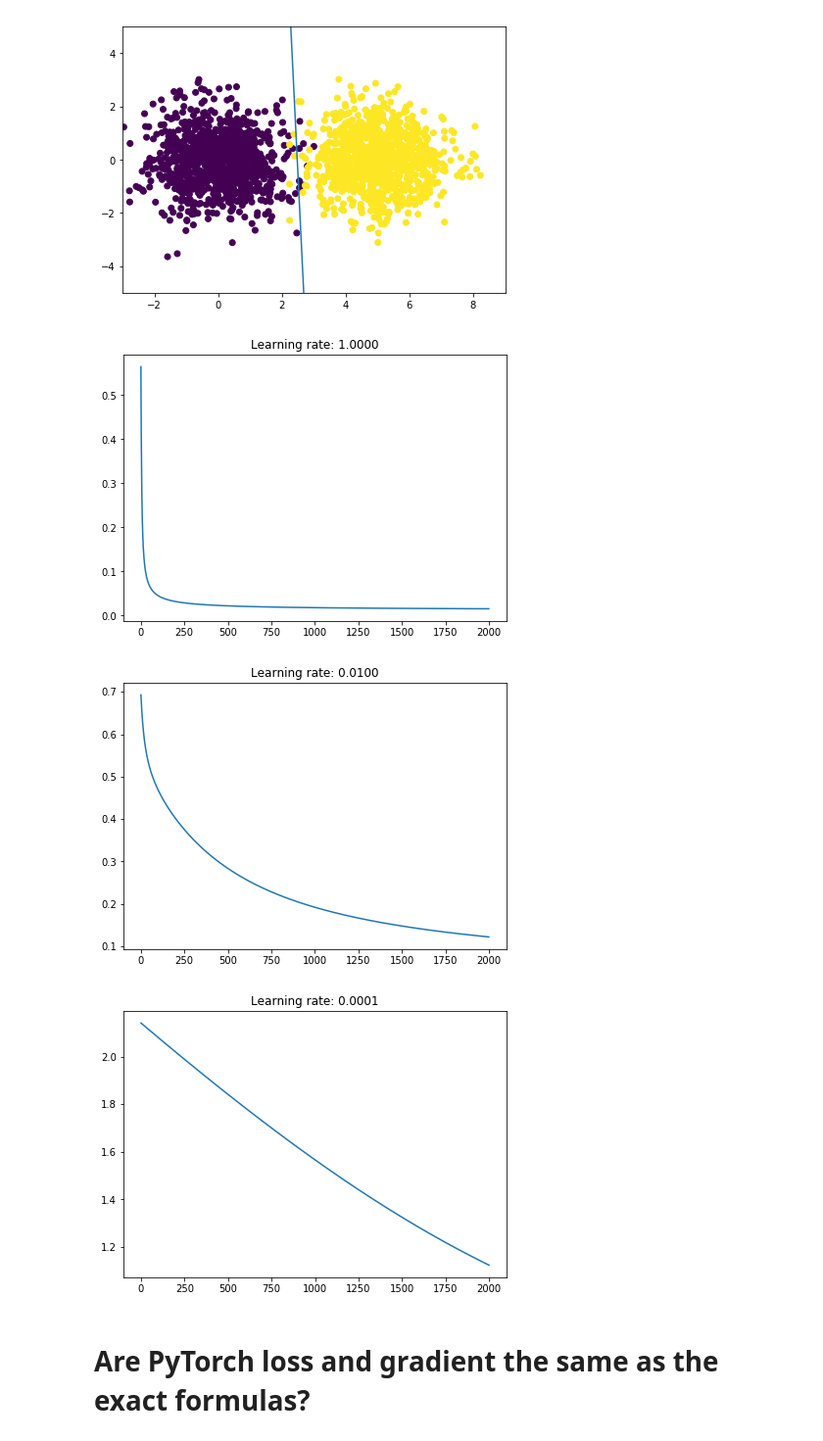
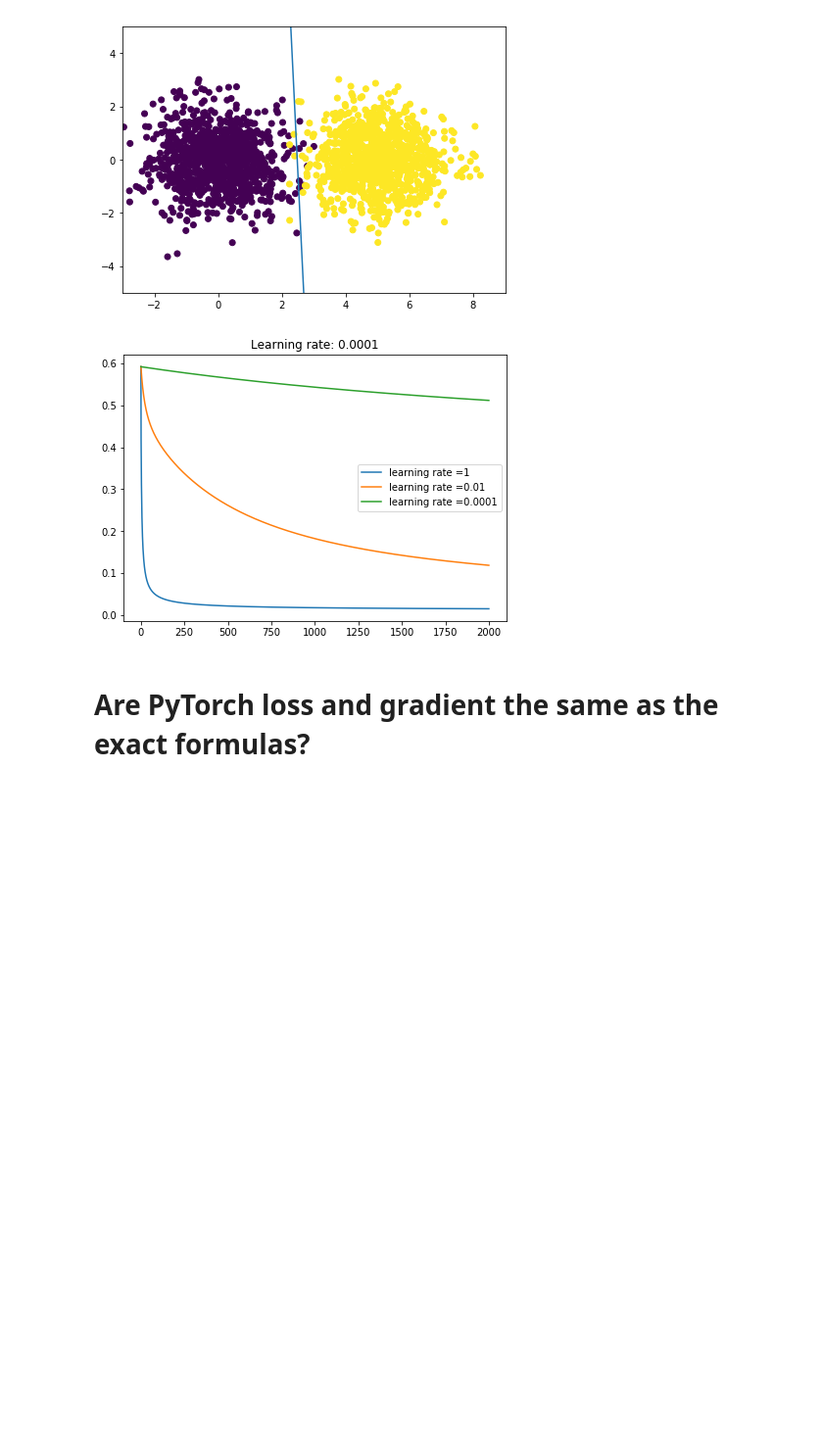
Before and after one commit to Zeinab-Haroon/ammi_dldiy, a Jupyter notebook: day1_tp/debug/logistic_regression_corr.ipynb, the cells around one changed output. Shown at 98% size. Saved outputs shown, nothing was run; the diff lists cells and outputs as text; code cells hidden in the pictures; blank space fills up the shorter version.

```diff
--- a/day1_tp/debug/logistic_regression_corr.ipynb
+++ b/day1_tp/debug/logistic_regression_corr.ipynb
@@ -147,37 +147,39 @@ plt.show()
 [figure]
 # %%
 # plot the loss and see the influence of the learning rate
-
+model_base = nn.Linear(d, 1)
+plt.figure(figsize=(7, 5))
 for lr in [1, 0.01, 0.0001]:
-    # define a linear layer (fully conected)
+    # define a linear layer (fully conected) that is initialized in the same way (model_base)
     model = nn.Linear(d, 1)
+    model.load_state_dict(model_base.state_dict())
 
     # this is the logistic regression loss
     loss = nn.BCEWithLogitsLoss()
 
     # we recover the Y's that are in {0, 1} from the T's that are in {-1, 1}
     Y = (T + 1) / 2
 
     # define an optimizer that will do the gradient steps
     sgd = torch.optim.SGD(model.parameters(), lr)
 
     # training loop
     L = []
     for step in range(2000):
         l_ = loss(model(X)[:,0], Y) # 1: forward
         L.append(l_.item())         # 1bis: save loss
         sgd.zero_grad()             # 2: zero grad so that the gradients are not accumulated
         l_.backward()               # 2: backward
         sgd.step()                  # 3: gradient step
 
-    plt.figure(figsize=(7, 5))
-    plt.title('Learning rate: {:.4f}'.format(lr))
-    plt.plot(L)
-    plt.show()
+
+
+    plt.plot(L,label=f"learning rate ={lr}" )
+plt.title('Learning rate: {:.4f}'.format(lr))
+plt.legend()
+plt.show()
 # %% [output]
-[figure, old version]
+[figure, new version]
-[figure, removed]
-[figure, removed]
 # %% [markdown]
 Are PyTorch loss and gradient the same as the exact formulas?
 ===
```
Also changed, not shown: parts of 1 cell of this notebook.
